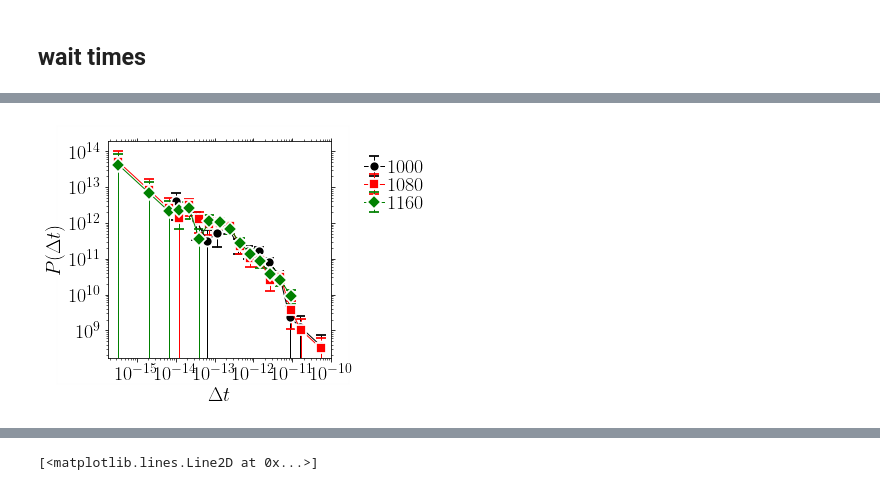
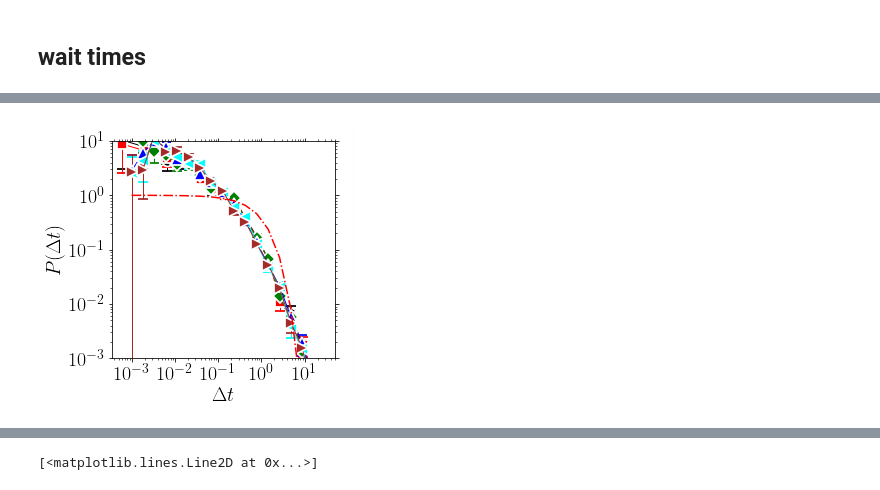
Before and after one commit to kkarimi62/vacancyDiffusion, a Jupyter notebook: postproc/postproc.ipynb, the cells around one changed output, grey strips where cells are left out. Drawn from its saved outputs; the diff is of its cells as text; code cells hidden in the pictures.

```diff
--- a/postproc/postproc.ipynb
+++ b/postproc/postproc.ipynb
@@ -394,7 +394,7 @@ class MsDisp:
         #           ylim=(1e-6,1e4)
                   )
 
-
+        self.dx = df_abs[filtr]
 
     def WindowAverage(self,ttime,bins_per_decade=4,LOG=False):
         '''
@@ -466,6 +466,9 @@ with open('msd/msd_logAveraged.txt','w') as fp:
 #
 with open('msd/event_times.txt','w') as fp:
     np.savetxt(fp,lmpData.times,header='t')
+#
+with open('msd/event_jumps.txt','w') as fp:
+    np.savetxt(fp,msd.dx,header='dx')
 
 #--- filter based on atom types
 # types = list(set(lmpDisp.coord_atoms_broken[0]['type']))
@@ -798,7 +828,7 @@ class Stats(Temperature):
         Temperature.__init__(self,temp_range,nrun)
         self.verbose = verbose
     #
-    def PlotWaitTimes(self):
+    def PlotWaitTimes(self,scale=False,**kwargs):
         #
         self.ax = utl.PltErr(None,#ans[:,0],
                         None,#1e8*ans[:,0],
@@ -817,6 +847,8 @@ class Stats(Temperature):
                 print('data.shape (per temperature):',np.array(data).shape)
             data = np.concatenate(data) #,axis=0)
             self.mean_rate[temp] = 1.0 / data.mean()
+            if scale:
+                data /= data.mean()
             if self.verbose:
                 print('data.shape (concatenated):',data.shape)
             #--- histogram
@@ -828,27 +860,19 @@ class Stats(Temperature):
                    ax = self.ax,
                    Plot=False,
                           )
-
-
-
-
-        utl.PltErr(None,
-                   None,
-                  xscale='log',
-                  yscale='log',
-                   attrs={'fmt':'-'},
+        #
+        utl.PltErr(bin_edges,
+                   np.exp(-bin_edges),
+                   attrs={'fmt':'-.r'},
                    ax=self.ax,
                    Plot=False,
-#                   xlim=(1e-9,1e-3),
-#                   ylim=(1e2,1e8),
-                           xstr=r'$\Delta t$',
-                           ystr=r'$P(\Delta t)$',
-#                   title=['png/msd_temp_pureNi.png','png/msd_temp_Cantor.png'][0],
-                    legend=legends.Get(),
+
+#                    legend=legends.Get(),
                    DrawFrame=DRAW_FRAME,
+                   **kwargs
                   )
 
-    def PlotAverageRate(self):
+    def PlotAverageRate(self,**kwargs):
 #        print(list(self.temps_runs))
 #         self.ax = utl.PltErr(None,#ans[:,0],
 #                         None,#1e8*ans[:,0],
@@ -867,19 +891,9 @@ class Stats(Temperature):
 
         utl.PltErr(1.0/np.array(self.temps),
                    data,
-#                   xscale='log',
-                  yscale='log',
-#                    attrs={'fmt':'-'},
                    attrs=symbols.GetAttrs(),
-#                   ax=self.ax,
-#                   Plot=False,
-#                   xlim=(1e-10,1e-3),
-#                   ylim=(1e-4,1e-1),
-                   xstr=r'$1/T$',
-                   ystr=r'msd(A$^2$)',
-#                   title='png/msd_temp_pureNi.png',
-#                    legend=legends.Get(),
                    DrawFrame=DRAW_FRAME,
+                   **kwargs
                   )
 
 
@@ -907,17 +921,34 @@ if not eval(confParser['flags']['RemoteMachine']):
     !mkdir png
 
     stats = Stats(
-    #    [300,400,500,600,700,800,900],
-        [1000,1080,1160],
-        3,
+        [1000,1200,1400,1600,1800,2000],6,
+#        np.arange(1000,1440,40),1,
         verbose=False
                      )
-    #stats.Parse( list(map(lambda x:'CantorNatom16KTemp%sK_ensemble_min/Run%s/msd/event_times.txt'%(x[0],x[1]),
-    #stats.Parse( list(map(lambda x:'CantorNatom16KTemp%sKEnsemble8/Run%s/msd/event_times.txt'%(x[0],x[1]),
-    stats.Parse( list(map(lambda x:'NiNatom16KTemp%sK/Run%s/msd/event_times.txt'%(x[0],x[1]),
+    stats.Parse( list(map(lambda x:'CantorNatom16KTemp%sKEnsemble8/Run%s/msd/event_times.txt'%(x[0],x[1]),
+#    stats.Parse( list(map(lambda x:'NiNatom16KTemp%sK/Run%s/msd/event_times.txt'%(x[0],x[1]),
                          stats.temps_runs ))
                )
-    stats.PlotWaitTimes()
-    stats.PlotAverageRate()
+    stats.PlotWaitTimes(scale=True,
+                        **{'xscale':'log',
+                  'yscale':'log',
+#                   'xlim':(1e-9,1e-3),
+                   'ylim':(1e-3,1e1), #(1e-5,1e2),
+                           'xstr':r'$\Delta t$',
+                           'ystr':r'$P(\Delta t)$',
+                   'title':'png/waitTimes_ni.png'},
+
+                       )
+    stats.PlotAverageRate(
+                **{
+#                  'xscale':'log',
+                  'yscale':'log',
+#                   'xlim':(1e-9,1e-3),
+                   'ylim':(1e11,1e12), #(1e-5,1e2),
+                           'xstr':r'$1/T$',
+                           'ystr':r'$\lambda$',
+                   'title':'png/eventRate_ni.png'},
+
+    )
     #stats.Barries()
 # %% [output]
@@ -924 +956 @@ if not eval(confParser['flags']['RemoteMachine']):
-[figure, old version]
+[figure, new version]
```
Also changed, not shown: parts of 4 cells of this notebook.
